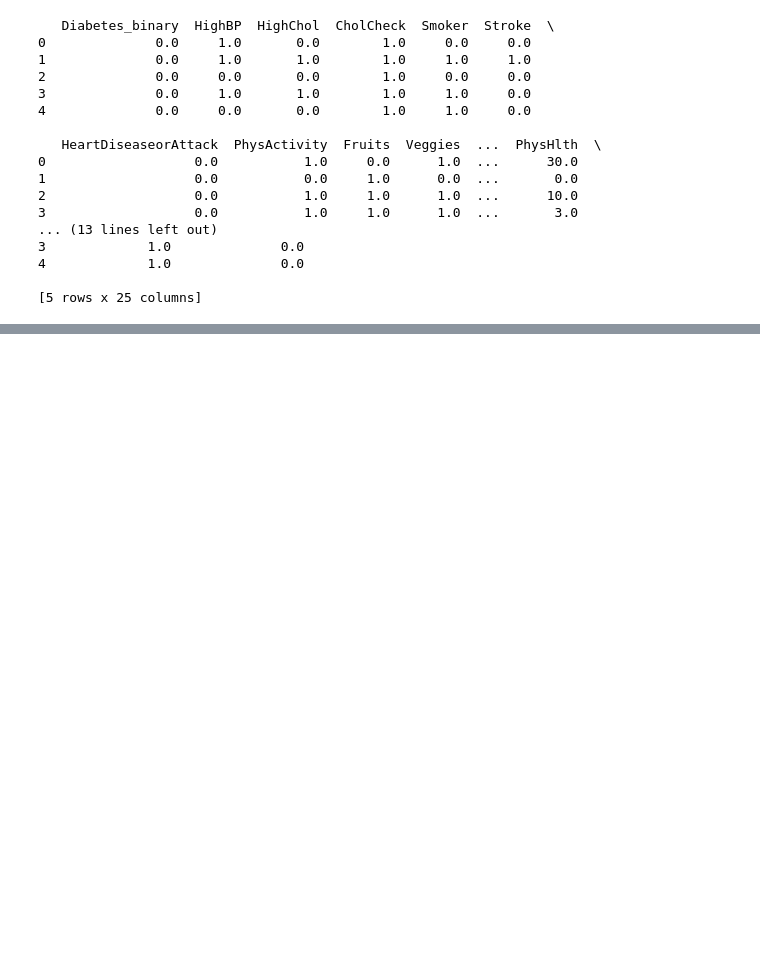
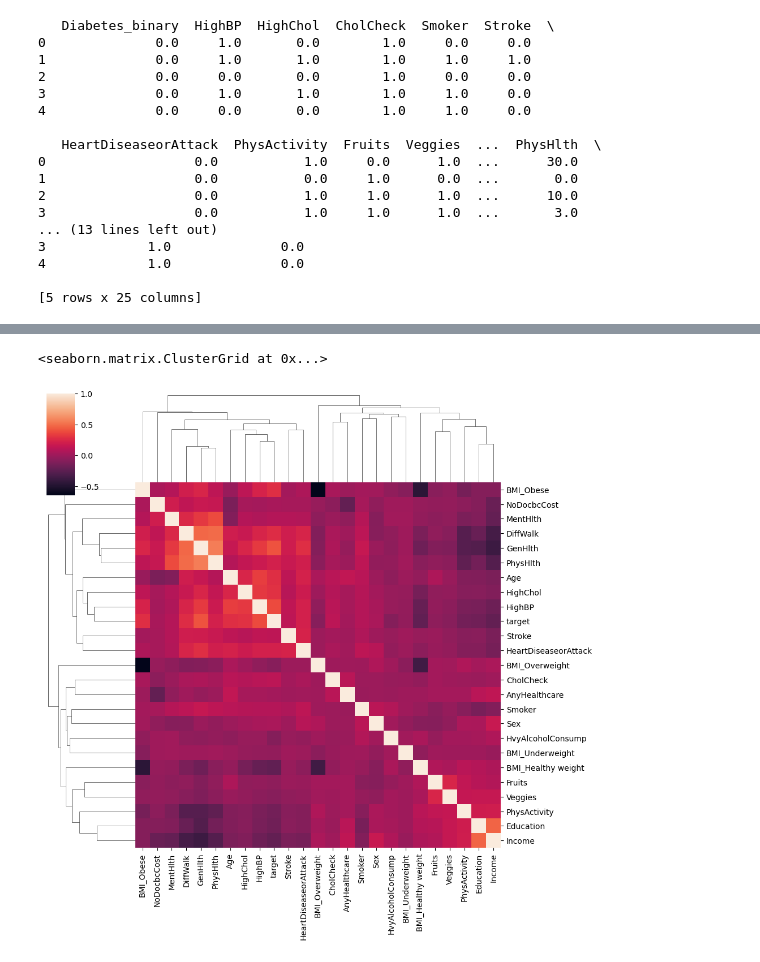
Before and after one commit to ML-Summer/model_grid_search, a Jupyter notebook: model-grid-search.ipynb, the cells around one changed output, grey strips where cells are left out. Saved outputs shown, nothing was run; the diff lists cells and outputs as text; code cells hidden in the pictures; blank space fills up the shorter version.

Commit message:
Kaggle Notebook | model_grid_search | Version 21

```diff
--- a/model-grid-search.ipynb
+++ b/model-grid-search.ipynb
@@ -157,0 +187,7 @@ memory usage: 13.5 MB
+# %%
+# create new column named target
+# remove duplicated column ("Diabetes_binary")
+
+df["target"] = df["Diabetes_binary"]
+df = df.drop(['Diabetes_binary'], axis=1)
+df.head()
@@ -157,0 +224,7 @@ memory usage: 13.5 MB
+# %%
+# plot the correlation as heatmap using Seaborn
+
+sns.clustermap(df.corr())
+# %% [output]
+<seaborn.matrix.ClusterGrid at 0x...>
+[figure, added]
```
Also changed, not shown: parts of 15 cells of this notebook.
